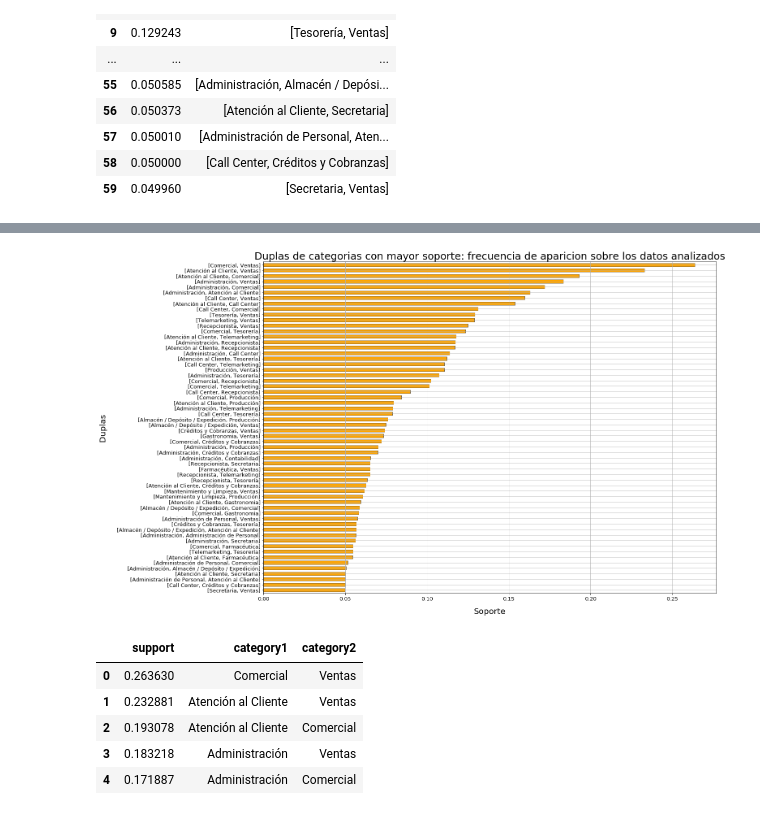
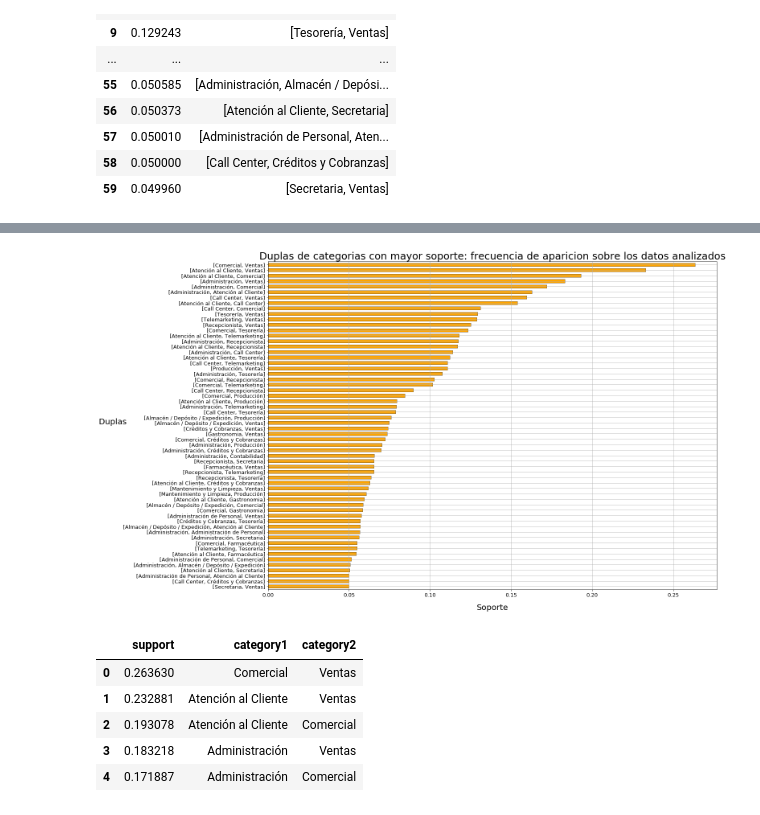
Before and after one commit to alepenaa94/TP-Datos, a Jupyter notebook: OrgatosTP1.ipynb, the cells around one changed output, grey strips where cells are left out. Saved outputs shown, nothing was run; the diff lists cells and outputs as text; code cells hidden in the pictures.

```diff
--- a/OrgatosTP1.ipynb
+++ b/OrgatosTP1.ipynb
@@ -902,17 +997,16 @@ apriori_result.nlargest(60,'support')
 # %%
 working_data = apriori_result.set_index('itemsets').nlargest(60,'support').sort_values('support')
 
 ax = working_data.plot(kind='barh', color='orange', title='Duplas de categorias con mayor soporte: frecuencia de aparicion sobre los datos analizados', edgecolor='black', linewidth=0.5, width=0.6, figsize=(20,15), fontsize=13, grid=True)
 
 ax.title.set_size(25)
 ax.set_xlabel('Soporte', labelpad=15, size=20)
-ax.set_ylabel('Duplas', labelpad=25, size=20)
+ax.set_ylabel('Duplas', rotation=0, labelpad=25, size=20)
 ax.set_yticklabels(ax.get_yticklabels(), size=13)
 ax.legend().remove()
-#ax.set_xticklabels(['70%','75%','80%','85%','90%','95%','100%'], size=13)
 plt.show()
 # %% [output]
-[figure, old version]
+[figure, new version]
 # %%
 working_data = apriori_result.rename(columns={'itemsets':'category1'})
 working_data['category2'] = working_data['category1'].apply(lambda x: x[1])
```
Also changed, not shown: parts of 47 cells of this notebook.
